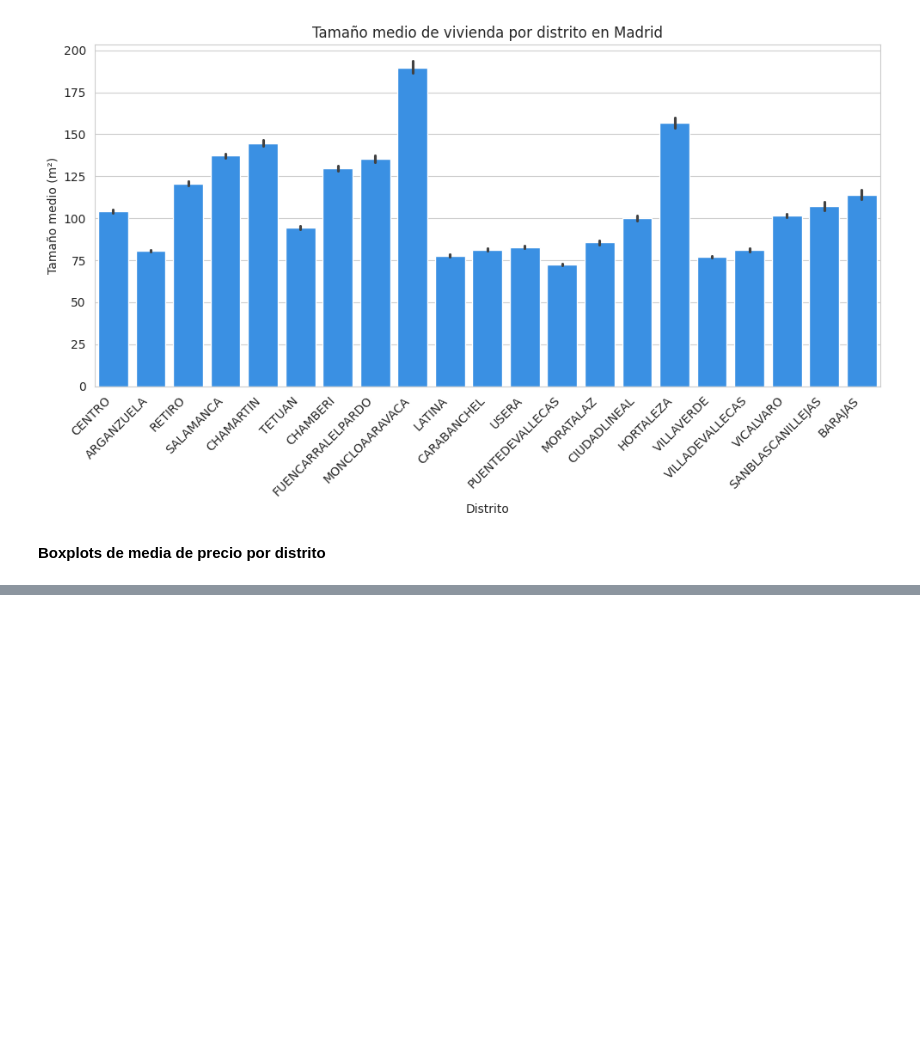
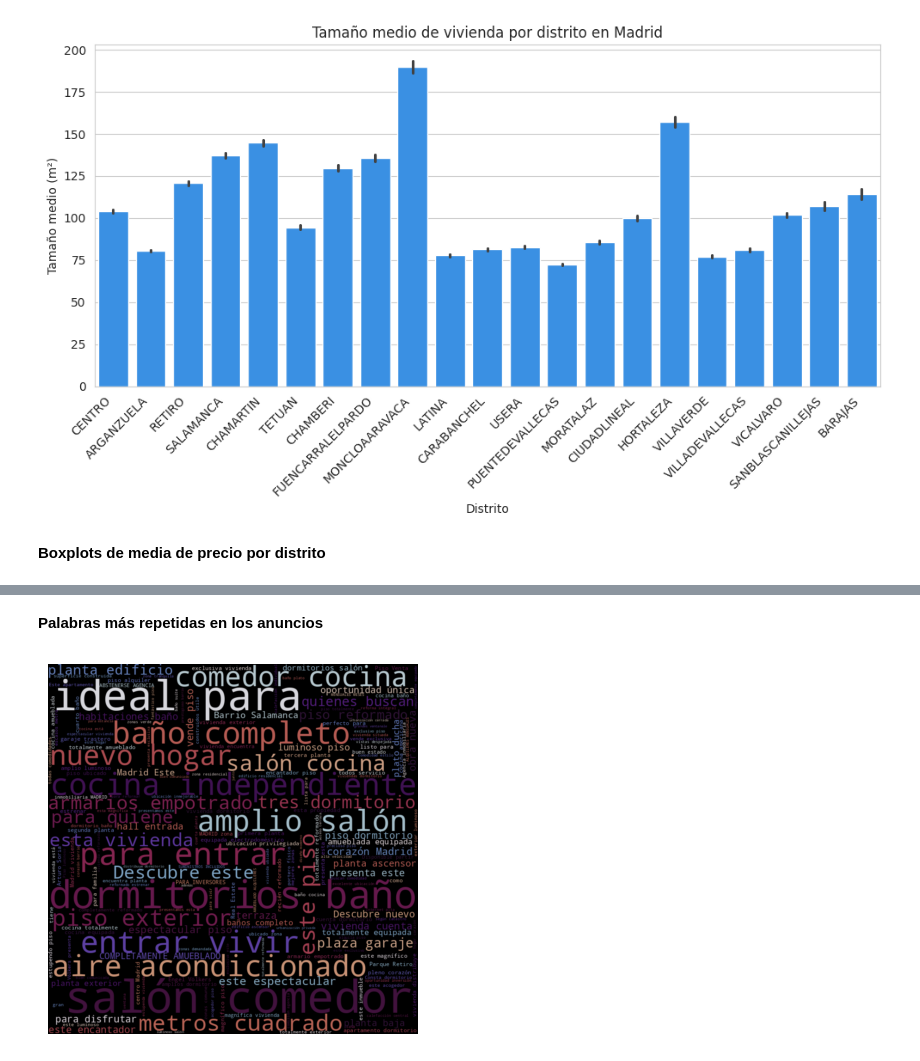
Before and after one commit to JorgeGM8/TFM_Data_Science, a Jupyter notebook: notebooks/EDA_viviendas_2011_2024.ipynb, the cells around one changed output, grey strips where cells are left out. Cells and saved outputs as stored; diff of their text form; code cells hidden in the pictures; blank space fills up the shorter version.

Commit message:
Nuevas gráficas de EDA y wordcloud.

```diff
--- a/notebooks/EDA_viviendas_2011_2024.ipynb
+++ b/notebooks/EDA_viviendas_2011_2024.ipynb
@@ -780,0 +866,19 @@ for oper in df["Operacion"].unique():
+# %% [markdown]
+**Palabras más repetidas en los anuncios**
+# %%
+df_palabras = pd.read_csv("../data/processed/inmuebles_unificado_total.csv")
+
+# Crear string de palabras de anuncios
+text = " ".join(df_palabras["Descripcion_larga"].astype(str))
+
+# Crear wordcloud
+wordcloud = WordCloud(width=800, height=800, margin=0, min_word_length=4, colormap='twilight', prefer_horizontal=0.7, random_state=42).generate(text)
+
+# Mostrar imagen
+plt.imshow(wordcloud, interpolation='bilinear')
+plt.axis("off")
+plt.margins(x=0, y=0)
+plt.savefig("../reports/figures/wordcloud.png", dpi=300)
+plt.show()
+# %% [output]
+[figure, added]
```
Also changed, not shown: parts of 6 cells of this notebook, 10 other files.
